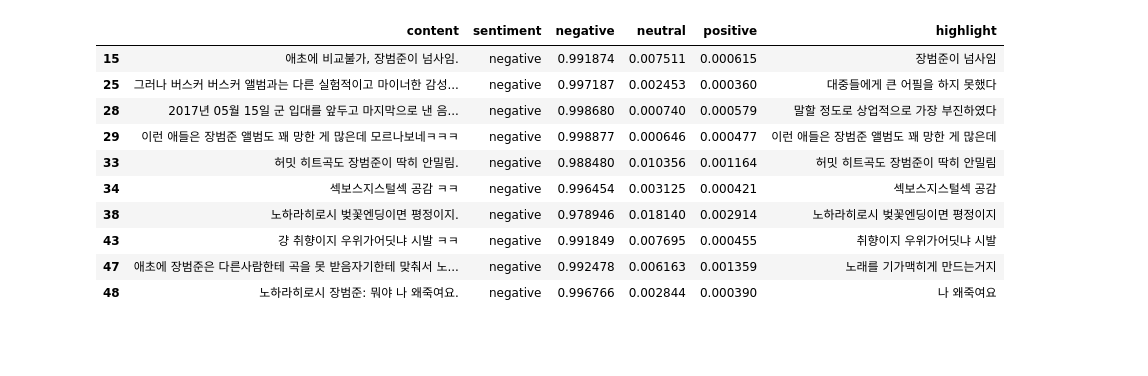
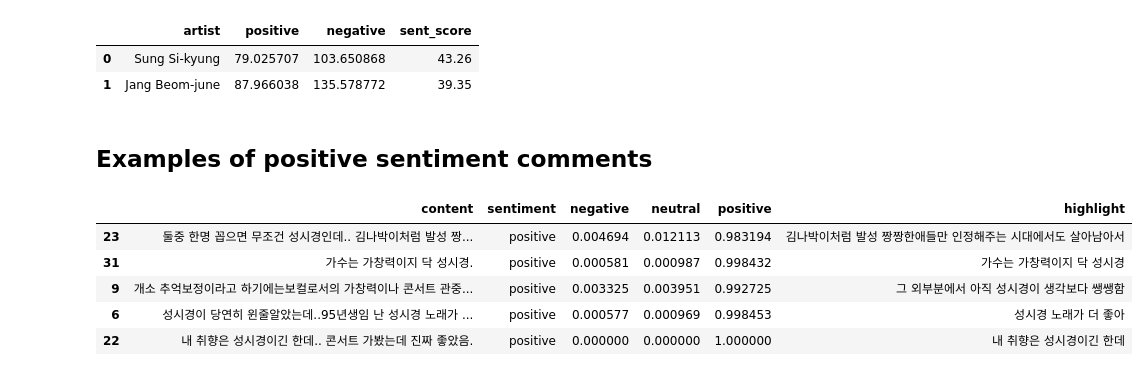
Before and after one commit to joosung-min/Sentiment-Analyses, a Jupyter notebook: Sung_Si-kyung-vs-Jang_Beom-june/B10_Sung_Si-kyung-vs-Jang_Beom-june.ipynb, the cells around one changed output. Cells and saved outputs as stored; diff of their text form; code cells hidden in the pictures; blank space fills up the shorter version.

```diff
--- a/Sung_Si-kyung-vs-Jang_Beom-june/B10_Sung_Si-kyung-vs-Jang_Beom-june.ipynb
+++ b/Sung_Si-kyung-vs-Jang_Beom-june/B10_Sung_Si-kyung-vs-Jang_Beom-june.ipynb
@@ -176,14 +172,0 @@ sung_result.loc[sung_result["sentiment"] == "negative", ].head(10)
-# %%
-jang_result.loc[jang_result["sentiment"] == "negative", ].head(10)
-# %% [output]
-|  | content | sentiment | negative | neutral | positive | highlight |
-| 15 | 애초에 비교불가, 장범준이 넘사임. | negative | 0.991874 | 0.007511 | 0.000615 | 장범준이 넘사임 |
-| 25 | 그러나 버스커 버스커 앨범과는 다른 실험적이고 마이너한 감성... | negative | 0.997187 | 0.002453 | 0.000360 | 대중들에게 큰 어필을 하지 못했다 |
-| 28 | 2017년 05월 15일 군 입대를 앞두고 마지막으로 낸 음... | negative | 0.998680 | 0.000740 | 0.000579 | 말할 정도로 상업적으로 가장 부진하였다 |
-| 29 | 이런 애들은 장범준 앨범도 꽤 망한 게 많은데 모르나보네ㅋㅋㅋ | negative | 0.998877 | 0.000646 | 0.000477 | 이런 애들은 장범준 앨범도 꽤 망한 게 많은데 |
-| 33 | 허밋 히트곡도 장범준이 딱히 안밀림. | negative | 0.988480 | 0.010356 | 0.001164 | 허밋 히트곡도 장범준이 딱히 안밀림 |
-| 34 | 섹보스지스털섹 공감 ㅋㅋ | negative | 0.996454 | 0.003125 | 0.000421 | 섹보스지스털섹 공감 |
-| 38 | 노하라히로시 벚꽃엔딩이면 평정이지. | negative | 0.978946 | 0.018140 | 0.002914 | 노하라히로시 벚꽃엔딩이면 평정이지 |
-| 43 | 걍 취향이지 우위가어딧냐 시발 ㅋㅋ | negative | 0.991849 | 0.007695 | 0.000455 | 취향이지 우위가어딧냐 시발 |
-| 47 | 애초에 장범준은 다른사람한테 곡을 못 받음자기한테 맞춰서 노... | negative | 0.992478 | 0.006163 | 0.001359 | 노래를 기가맥히게 만드는거지 |
-| 48 | 노하라히로시 장범준: 뭐야 나 왜죽여요. | negative | 0.996766 | 0.002844 | 0.000390 | 나 왜죽여요 |
@@ -191,0 +173,44 @@ jang_result.loc[jang_result["sentiment"] == "negative", ].head(10)
+# %%
+# Compute sentiment scores where sent_score = (positive / (positive + negative)) * 100
+
+## Load the sentiment data from previous step.
+
+sung_result = pd.read_csv("./outputs/C11_sung_df_sentiments.csv")
+jang_result = pd.read_csv("./outputs/C11_jang_df_sentiments.csv")
+
+## Compute and save the scores
+scores_df = pd.DataFrame(columns = ["artist", "positive", "negative", "sent_score"])
+
+sung_pos = sum(sung_result["positive"])
+sung_neg = sum(sung_result["negative"])
+sung_score = round(sung_pos / (sung_pos + sung_neg) * 100, 2)
+
+
+jang_pos = sum(jang_result["positive"])
+jang_neg = sum(jang_result["negative"])
+jang_score = round(jang_pos / (jang_pos + jang_neg) * 100, 2)
+
+scores_df.loc[0, ] = ["Sung Si-kyung", sung_pos, sung_neg, sung_score]
+scores_df.loc[1, ] = ["Jang Beom-june", jang_pos, jang_neg, jang_score]
+scores_df
+
+## Jang has higher positive and negative scores.
+## However, Sung's sent_score is higher than Jang's.
+# %% [output]
+|  | artist | positive | negative | sent_score |
+| 0 | Sung Si-kyung | 79.025707 | 103.650868 | 43.26 |
+| 1 | Jang Beom-june | 87.966038 | 135.578772 | 39.35 |
+# %% [markdown]
+## Examples of positive sentiment comments
+# %%
+# For Sung Si-kyung:
+sr1 = sung_result.loc[sung_result["sentiment"] == "positive", ].reset_index(drop = True)
+idx = np.random.randint(low = 0, high = 50, size = 5)
+sr1.iloc[idx, ]
+# %% [output]
+|  | content | sentiment | negative | neutral | positive | highlight |
+| 23 | 둘중 한명 꼽으면 무조건 성시경인데.. 김나박이처럼 발성 짱... | positive | 0.004694 | 0.012113 | 0.983194 | 김나박이처럼 발성 짱짱한애들만 인정해주는 시대에서도 살아남아서 |
+| 31 | 가수는 가창력이지 닥 성시경. | positive | 0.000581 | 0.000987 | 0.998432 | 가수는 가창력이지 닥 성시경 |
+| 9 | 개소 추억보정이라고 하기에는보컬로서의 가창력이나 콘서트 관중... | positive | 0.003325 | 0.003951 | 0.992725 | 그 외부분에서 아직 성시경이 생각보다 쌩쌩함 |
+| 6 | 성시경이 당연히 윈줄알았는데..95년생임 난 성시경 노래가 ... | positive | 0.000577 | 0.000969 | 0.998453 | 성시경 노래가 더 좋아 |
+| 22 | 내 취향은 성시경이긴 한데.. 콘서트 가봤는데 진짜 좋았음. | positive | 0.000000 | 0.000000 | 1.000000 | 내 취향은 성시경이긴 한데 |
```
Also changed, not shown: parts of 17 cells of this notebook, 21 other files.
